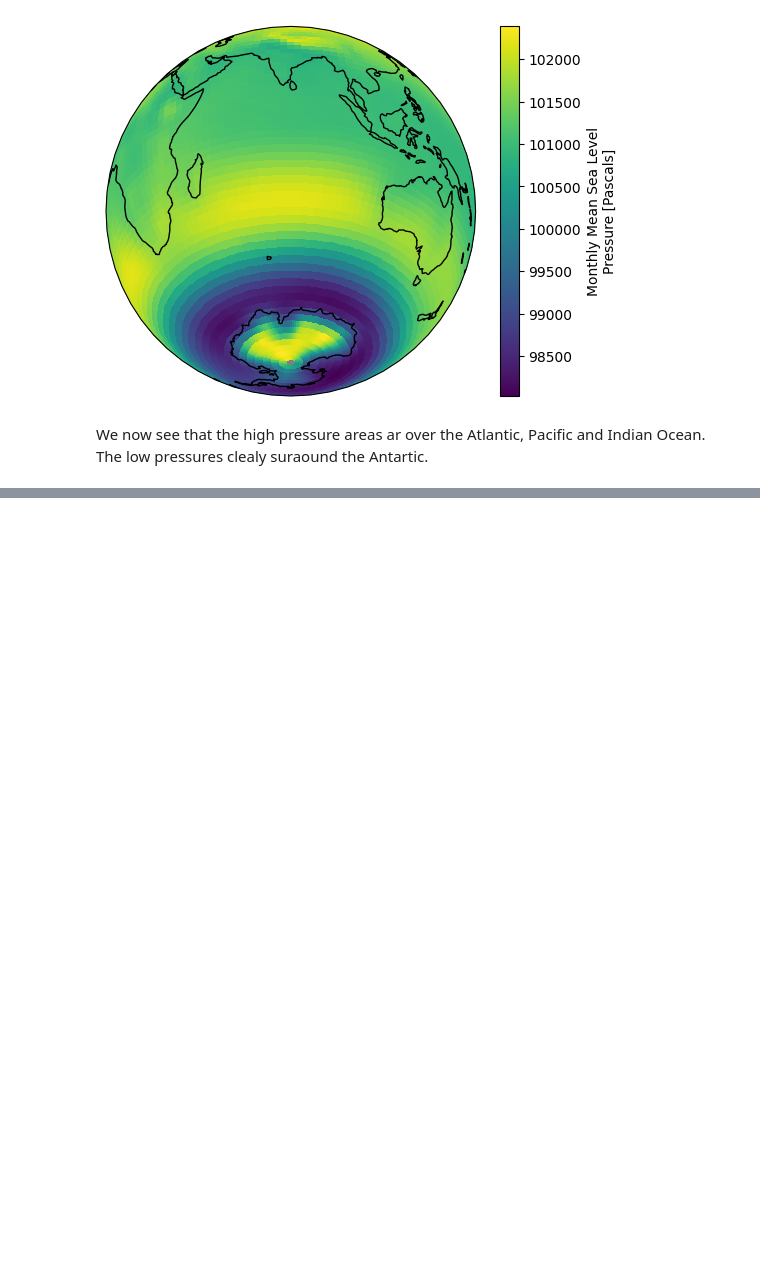
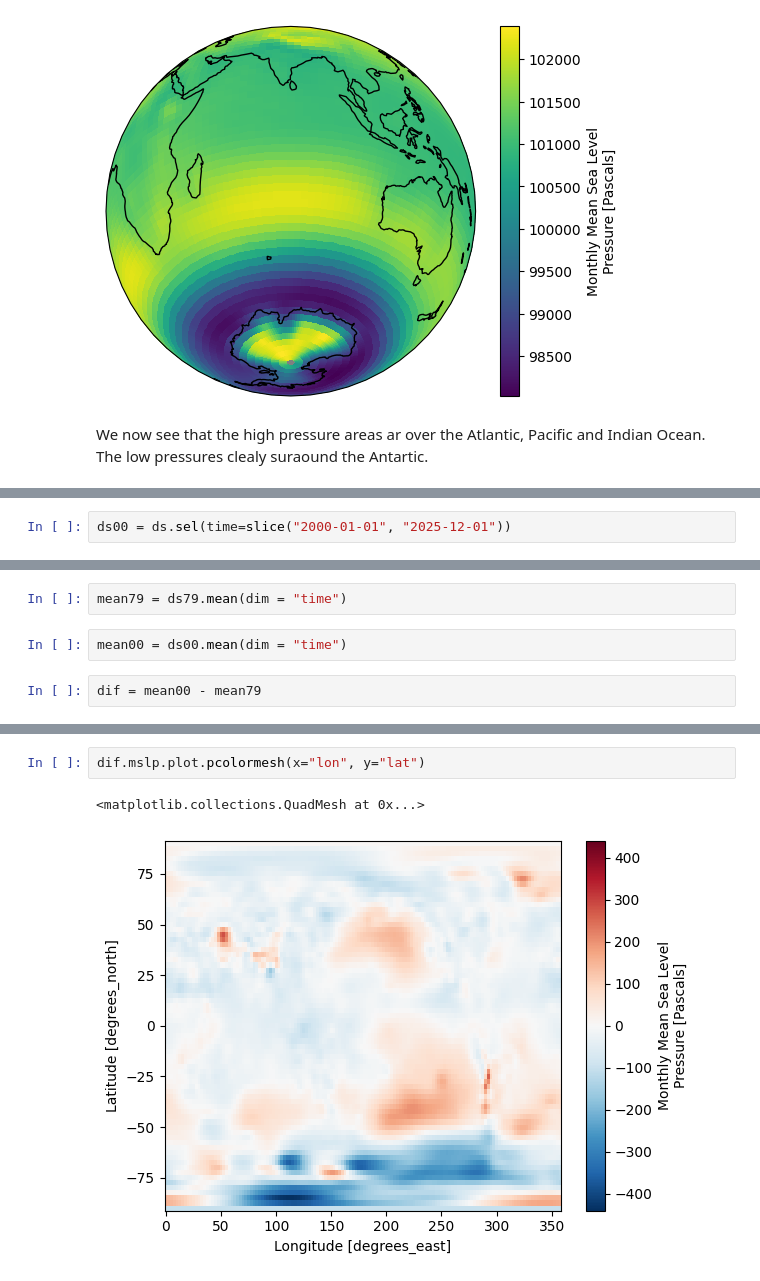
Before and after one commit to johanmon/Statistics, a Jupyter notebook: project/first.ipynb, the cells around one changed output, grey strips where cells are left out. Saved outputs shown, nothing was run; the diff lists cells and outputs as text; blank space fills up the shorter version.

```diff
--- a/project/first.ipynb
+++ b/project/first.ipynb
@@ -88,0 +116,2 @@ We now see that the high pressure areas ar over the Atlantic, Pacific and Indian
+# %%
+ds00 = ds.sel(time=slice("2000-01-01", "2025-12-01"))
@@ -88,0 +138,6 @@ We now see that the high pressure areas ar over the Atlantic, Pacific and Indian
+# %%
+mean79 = ds79.mean(dim = "time")
+# %%
+mean00 = ds00.mean(dim = "time")
+# %%
+dif = mean00 - mean79
@@ -88,0 +167,5 @@ We now see that the high pressure areas ar over the Atlantic, Pacific and Indian
+# %%
+dif.mslp.plot.pcolormesh(x="lon", y="lat")
+# %% [output]
+<matplotlib.collections.QuadMesh at 0x...>
+[figure, added]
```
Also changed, not shown: parts of 10 cells of this notebook, 4 other files.
